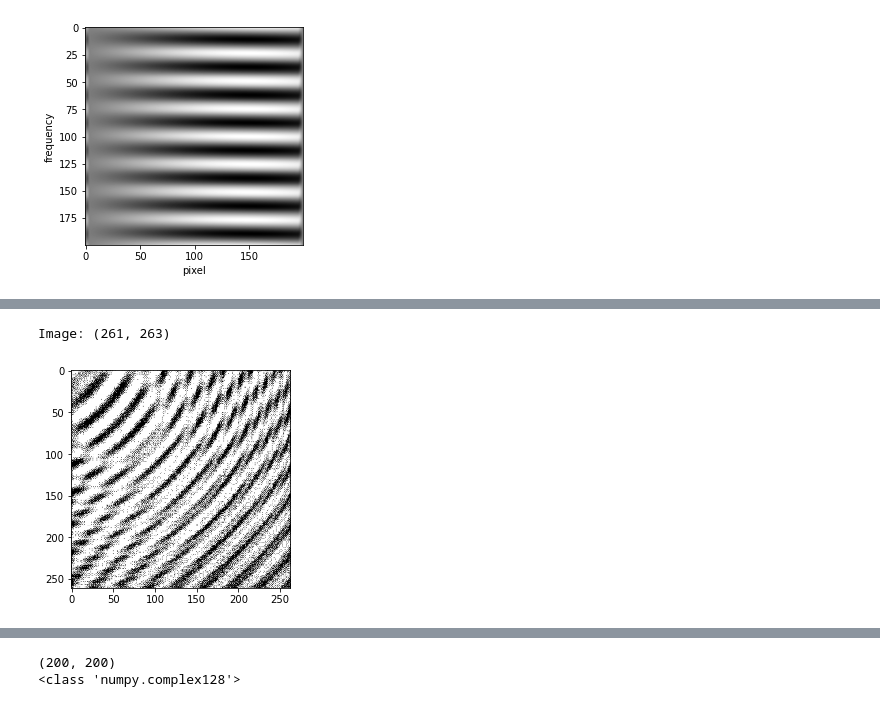
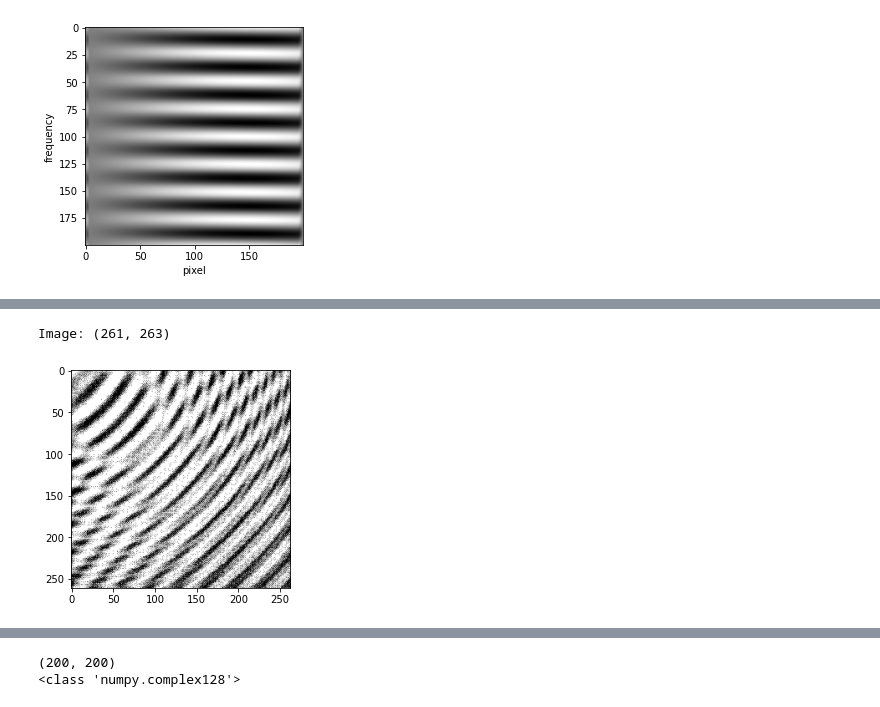
Before and after one commit to fernandolucasaa/computerGeneratedHolography, a Jupyter notebook: tests_wigner_distribution/jupyterComputeWignerDistribution.ipynb, the cells around one changed output, grey strips where cells are left out. Drawn from its saved outputs; the diff is of its cells as text; code cells hidden in the pictures.

```diff
--- a/tests_wigner_distribution/jupyterComputeWignerDistribution.ipynb
+++ b/tests_wigner_distribution/jupyterComputeWignerDistribution.ipynb
@@ -469,17 +516,17 @@ plt.show()
 # %%
 # Load image
-img = plt.imread('image_test_3.PNG')
+img = plt.imread('image_test_3.png')
 
 # Convert to gray (2 dimensions)
 img = rgb2gray(img)
 
 print('Image: ' + str(img.shape))
 
 plt.imshow(img, cmap = 'gray')
 plt.show()
 # %% [output]
 Image: (261, 263)
-[figure, old version]
+[figure, new version]
 # %%
 def create_background(image, rows, columns, seq_length):
 
```
Also changed, not shown: parts of 12 cells of this notebook, 3 other files.
